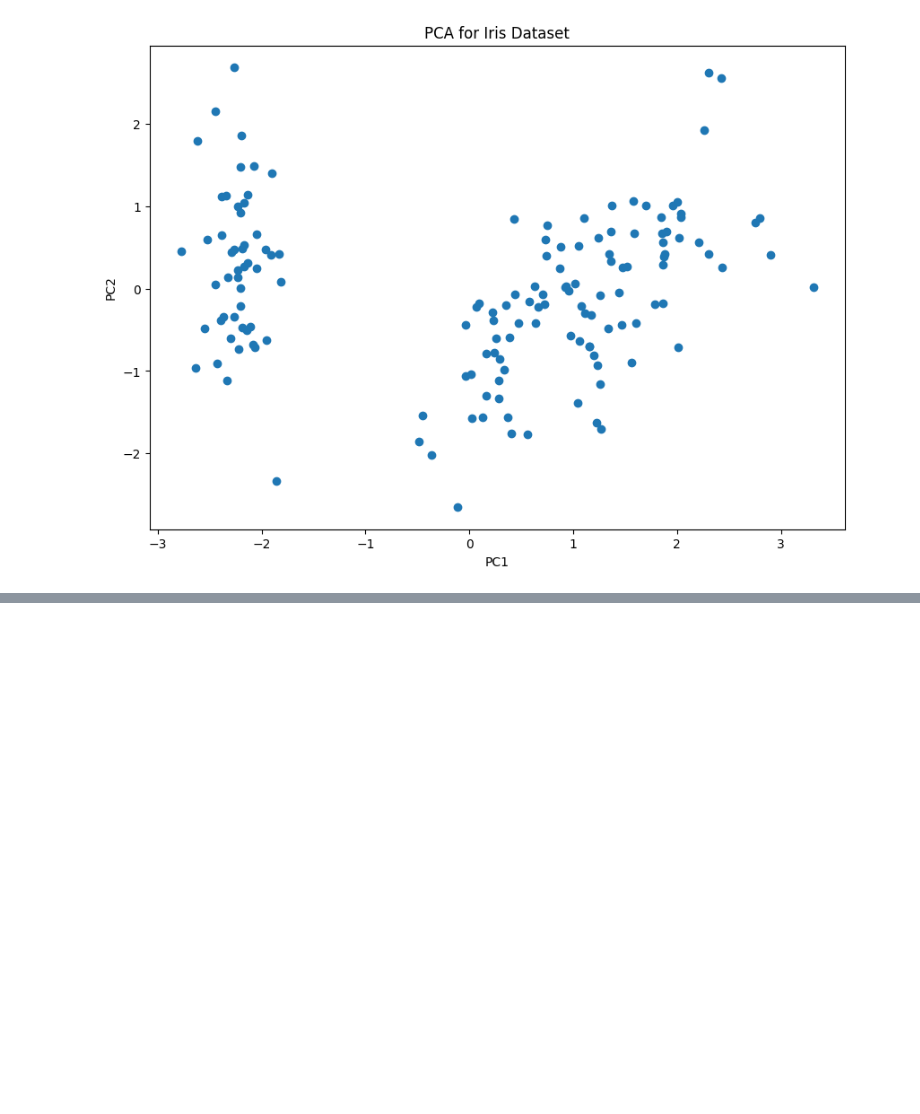
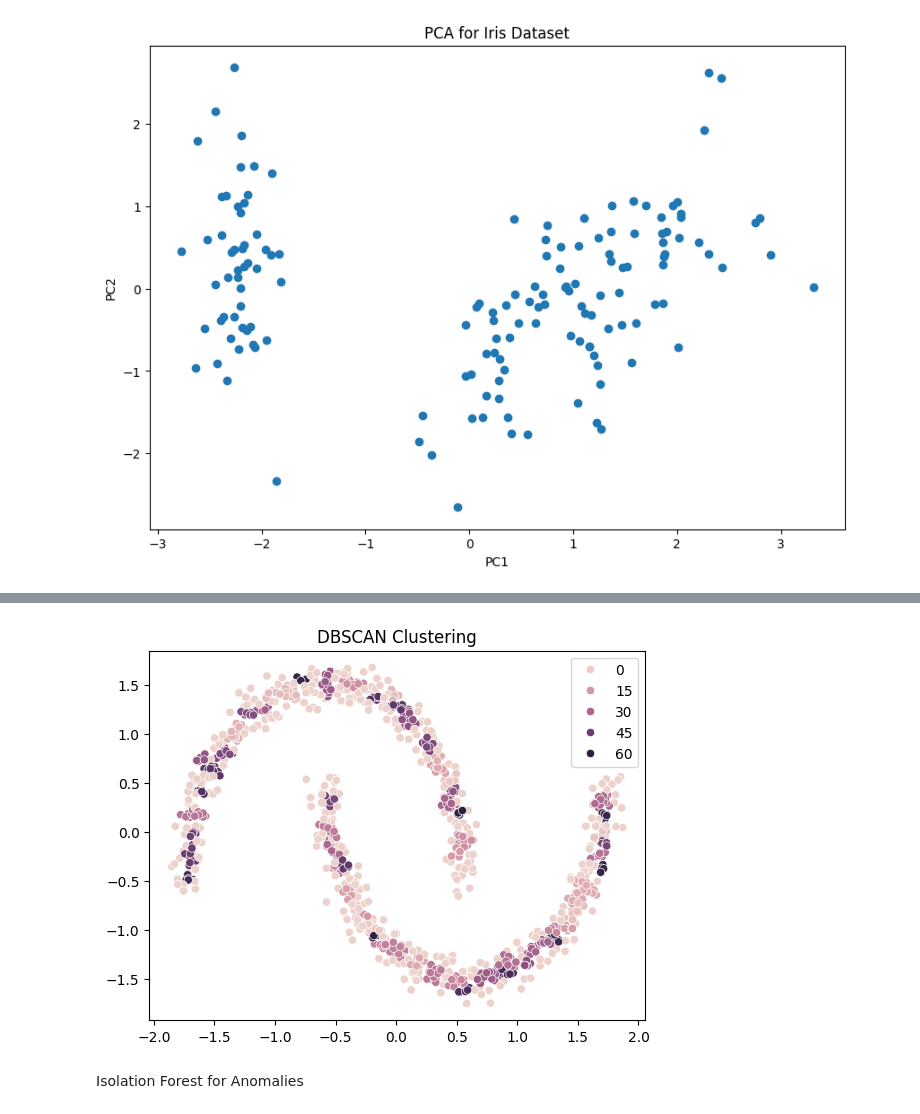
Before and after one commit to asiddiqha/ml-practice-notebooks, a Jupyter notebook: pca.ipynb, the cells around one changed output, grey strips where cells are left out. Cells and saved outputs as stored; diff of their text form; code cells hidden in the pictures; blank space fills up the shorter version.

```diff
--- a/pca.ipynb
+++ b/pca.ipynb
@@ -57,0 +75,10 @@ plt.show()
+# %%
+dbscan = DBSCAN(eps=0.05, min_samples=5)
+clusters = dbscan.fit_predict(X_scaled)
+sns.scatterplot(x=X_scaled[:, 0], y=X_scaled[:, 1], hue=clusters)
+plt.title('DBSCAN Clustering')
+plt.show()
+# %% [output]
+[figure, added]
+# %% [markdown]
+Isolation Forest for Anomalies
```
Also changed, not shown: parts of 12 cells of this notebook.
